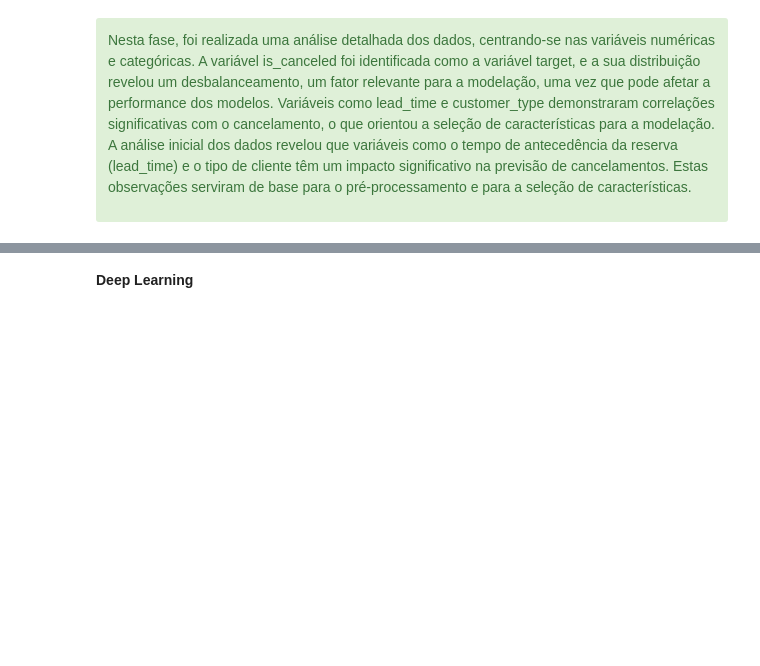
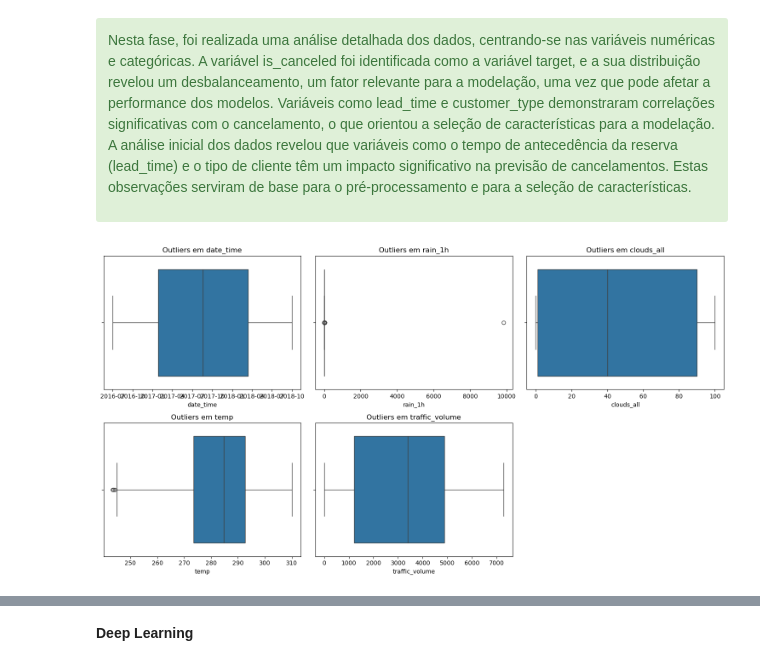
Before and after one commit to 1211508/MINDD, a Jupyter notebook: MINDD-1211508-1210926.ipynb, the cells around one changed output, grey strips where cells are left out. Saved outputs shown, nothing was run; the diff lists cells and outputs as text; code cells hidden in the pictures; blank space fills up the shorter version.

```diff
--- a/MINDD-1211508-1210926.ipynb
+++ b/MINDD-1211508-1210926.ipynb
@@ -553,3 +577,14 @@ Nesta fase, foi realizada uma análise detalhada dos dados, centrando-se nas var
 
 A análise inicial dos dados revelou que variáveis como o tempo de antecedência da reserva (lead_time) e o tipo de cliente têm um impacto significativo na previsão de cancelamentos. Estas observações serviram de base para o pré-processamento e para a seleção de características.
 </div>
+# %%
+numerical_cols = [col for col in df.columns if col not in ['snow_1h'] and df[col].dtype != 'object']
+plt.figure(figsize=(15, 8))
+for i, var in enumerate(numerical_cols):
+    plt.subplot(2, 3, i + 1)
+    sns.boxplot(x=df[var])
+    plt.title(f'Outliers em {var}')
+plt.tight_layout()
+plt.show()
+# %% [output]
+[figure, new version]
```
Also changed, not shown: parts of 40 cells of this notebook.
